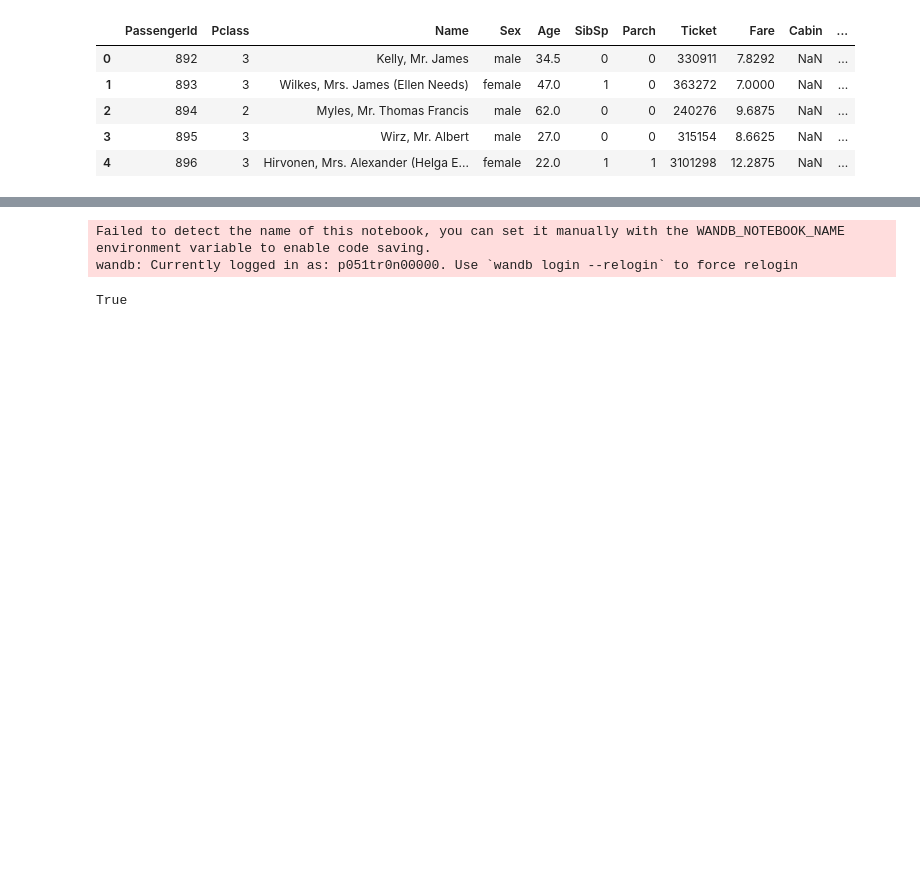
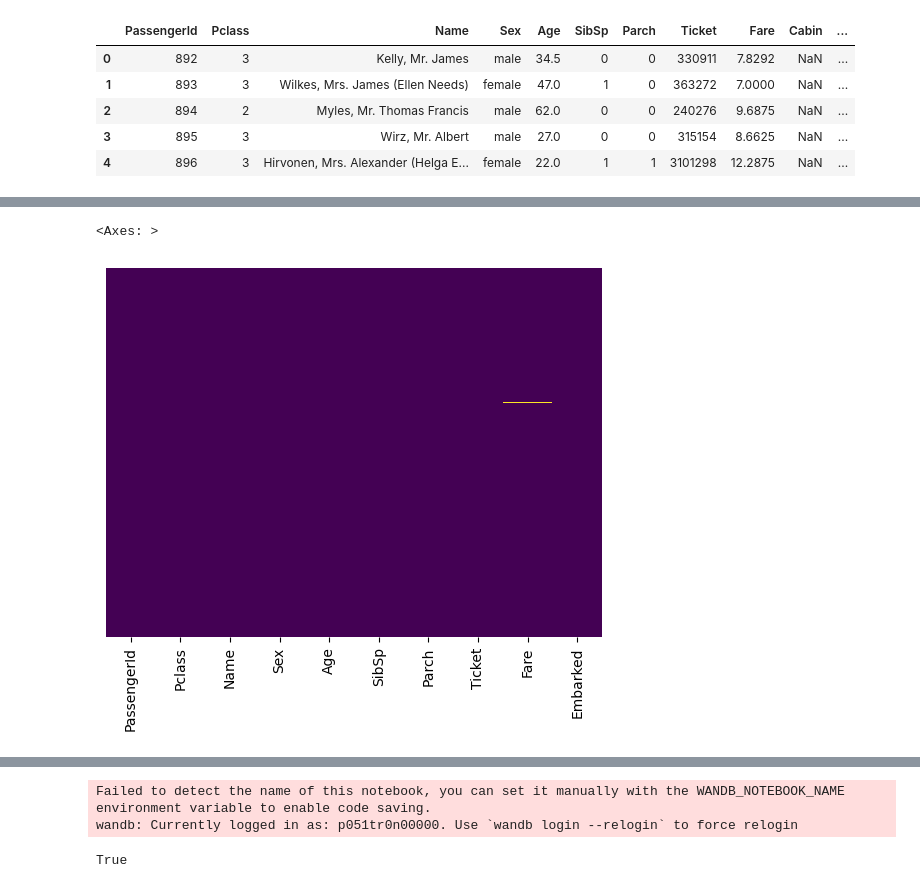
Before and after one commit to Positron00/Kg_TitanicNB, a Jupyter notebook: nbs/01_TitanicDataset.ipynb, the cells around one changed output, grey strips where cells are left out. Cells and saved outputs as stored; diff of their text form; code cells hidden in the pictures; blank space fills up the shorter version.

```diff
--- a/nbs/01_TitanicDataset.ipynb
+++ b/nbs/01_TitanicDataset.ipynb
@@ -98,7 +100,15 @@ def impute_age(cols):
 # %%
 #| export
 train_data['Age'] = train_data[['Age','Pclass']].apply(impute_age,axis=1)
+test_data['Age'] = test_data[['Age','Pclass']].apply(impute_age,axis=1)
+# %%
+#| export
+train_data.drop('Cabin',axis=1,inplace=True)
+test_data.drop('Cabin',axis=1,inplace=True)
 # %%
 #| hide
 # Exploratory Data Analysis
-sns.heatmap(train_data.isnull(),yticklabels=False,cbar=False,cmap='viridis')
+sns.heatmap(test_data.isnull(),yticklabels=False,cbar=False,cmap='viridis')
+# %% [output]
+<Axes: >
+[figure, added]
```
Also changed, not shown: parts of 16 cells of this notebook, 21 other files.
